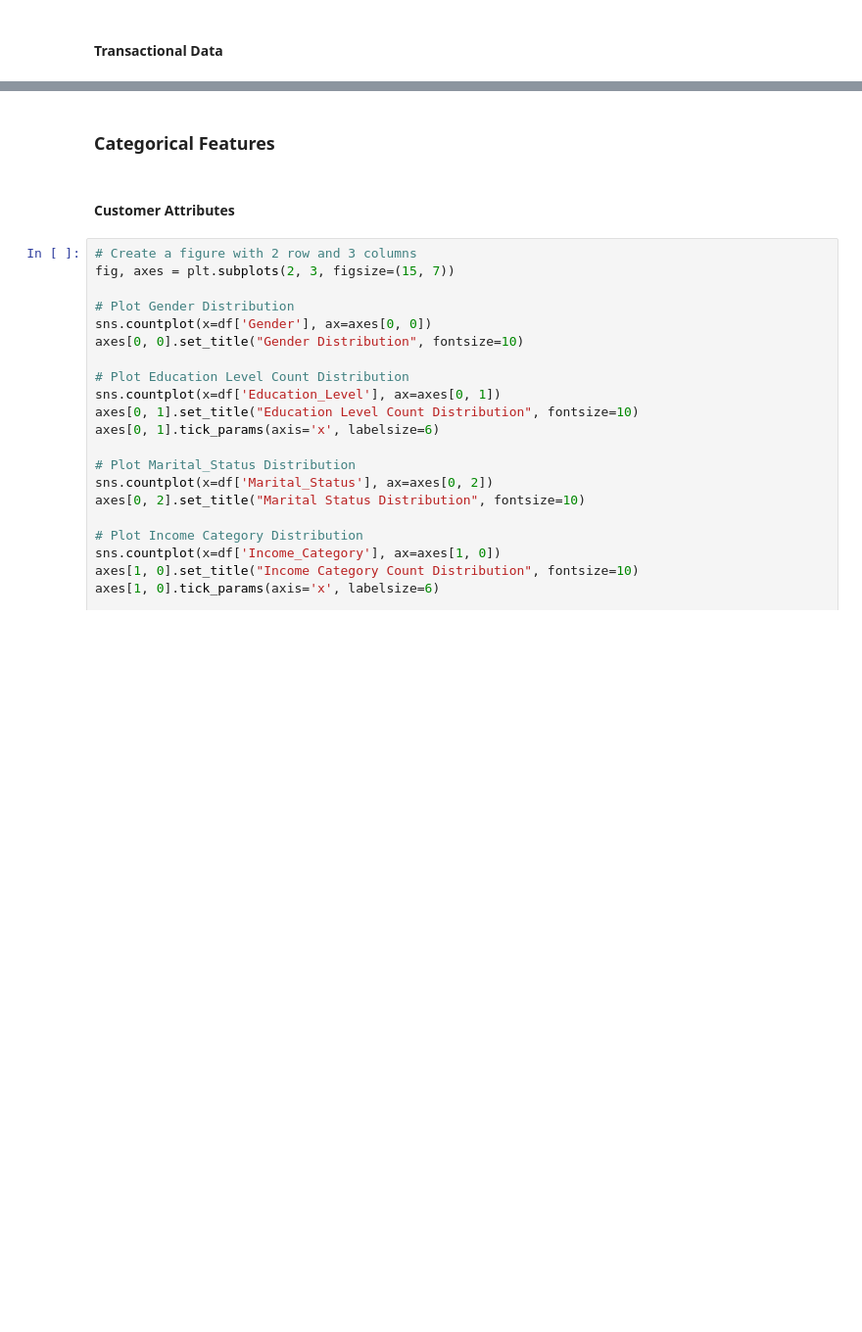
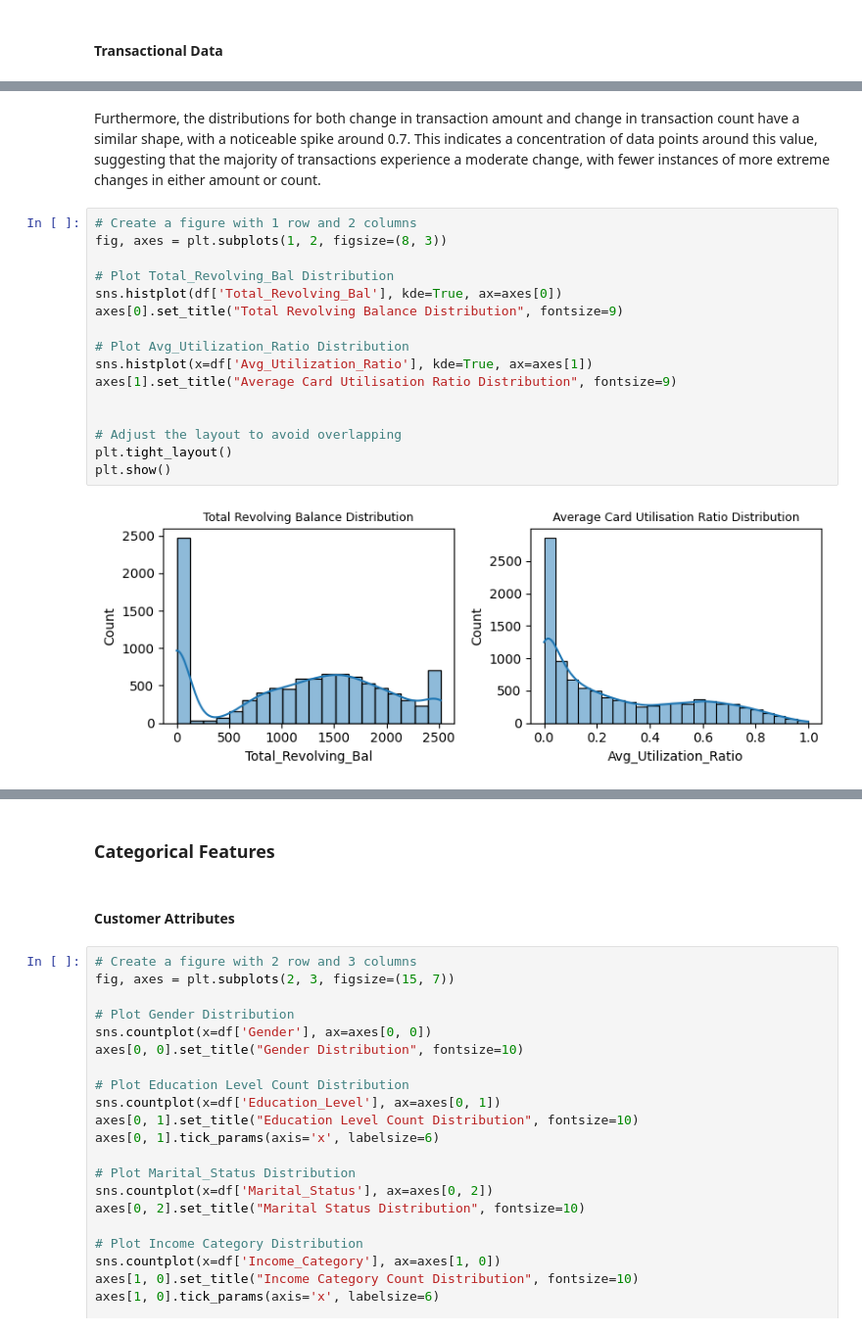
Before and after one commit to SpikyCherry/DSA3101_group9, a Jupyter notebook: customer_segmentation.ipynb, the cells around one changed output, grey strips where cells are left out. Shown: that part at 98% size. Saved outputs shown, nothing was run; the diff lists cells and outputs as text; blank space fills up the shorter version.

```diff
--- a/customer_segmentation.ipynb
+++ b/customer_segmentation.ipynb
@@ -162,0 +179,20 @@ plt.show()
+# %% [markdown]
+Furthermore, the distributions for both change in transaction amount and change in transaction count have a similar shape, with a noticeable spike around 0.7. This indicates a concentration of data points around this value, suggesting that the majority of transactions experience a moderate change, with fewer instances of more extreme changes in either amount or count.
+# %%
+# Create a figure with 1 row and 2 columns
+fig, axes = plt.subplots(1, 2, figsize=(8, 3))
+
+# Plot Total_Revolving_Bal Distribution
+sns.histplot(df['Total_Revolving_Bal'], kde=True, ax=axes[0])
+axes[0].set_title("Total Revolving Balance Distribution", fontsize=9)
+
+# Plot Avg_Utilization_Ratio Distribution
+sns.histplot(x=df['Avg_Utilization_Ratio'], kde=True, ax=axes[1])
+axes[1].set_title("Average Card Utilisation Ratio Distribution", fontsize=9)
+
+
+# Adjust the layout to avoid overlapping
+plt.tight_layout()
+plt.show()
+# %% [output]
+[figure, added]
```
Also changed, not shown: parts of 11 cells of this notebook.
